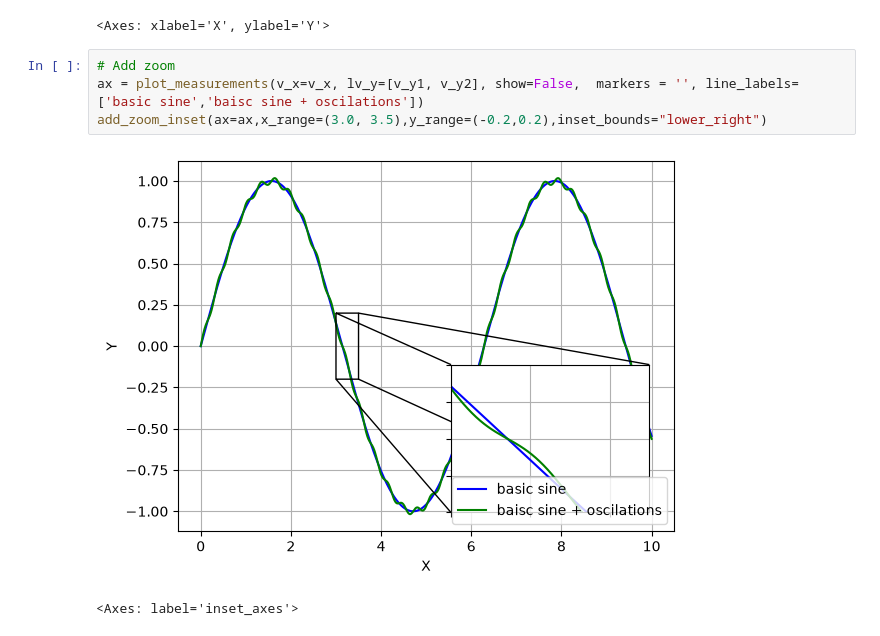
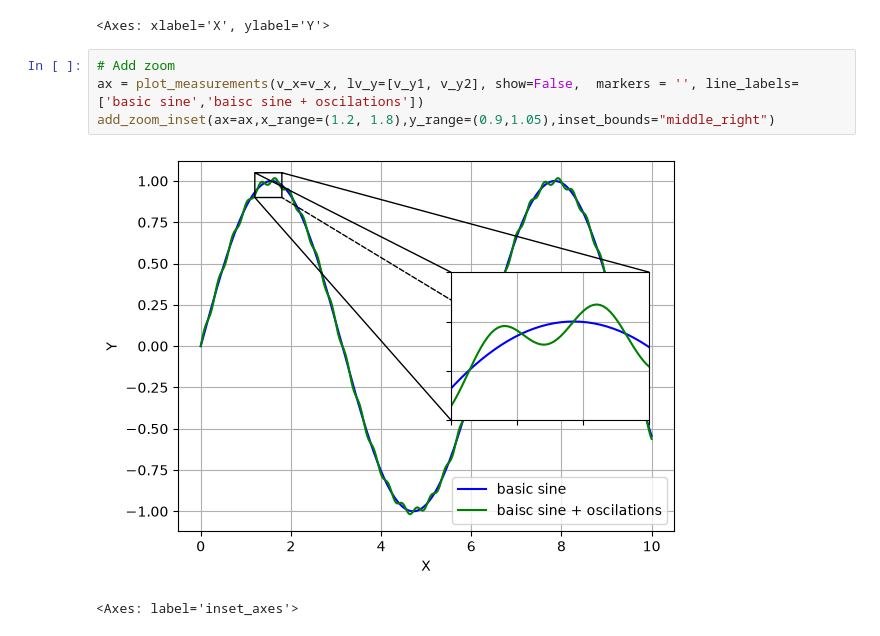
Before and after one commit to Defratino/lab-math-tools, a Jupyter notebook: notebooks/graphing_demo.ipynb, the cells around one changed output. Cells and saved outputs as stored; diff of their text form.

Commit message:
Further bug fixing of zoom in lines

```diff
--- a/notebooks/graphing_demo.ipynb
+++ b/notebooks/graphing_demo.ipynb
@@ -41,7 +41,7 @@ plot_measurements(v_x=v_x, lv_y=[v_y1, v_y2], markers = '')
 # %%
 # Add zoom
 ax = plot_measurements(v_x=v_x, lv_y=[v_y1, v_y2], show=False,  markers = '', line_labels=['basic sine','baisc sine + oscilations'])
-add_zoom_inset(ax=ax,x_range=(3.0, 3.5),y_range=(-0.2,0.2),inset_bounds="lower_right")
+add_zoom_inset(ax=ax,x_range=(1.2, 1.8),y_range=(0.9,1.05),inset_bounds="middle_right")
 # %% [output]
-[figure, old version]
+[figure, new version]
 <Axes: label='inset_axes'>
```
Also changed, not shown: 1 other file.
